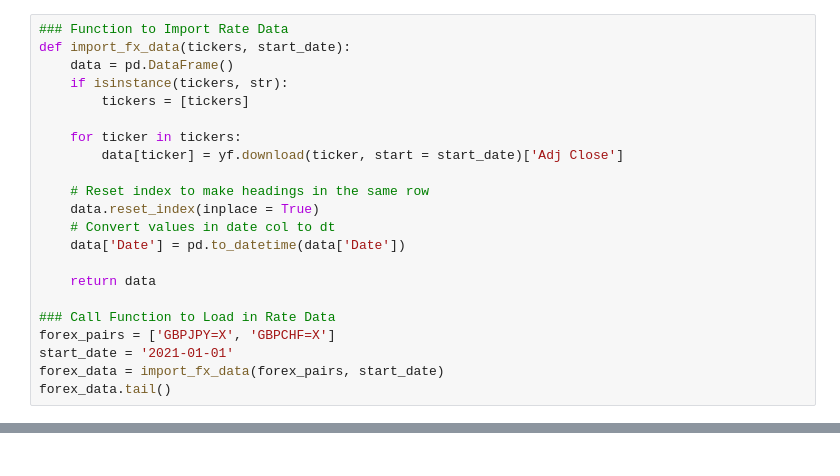
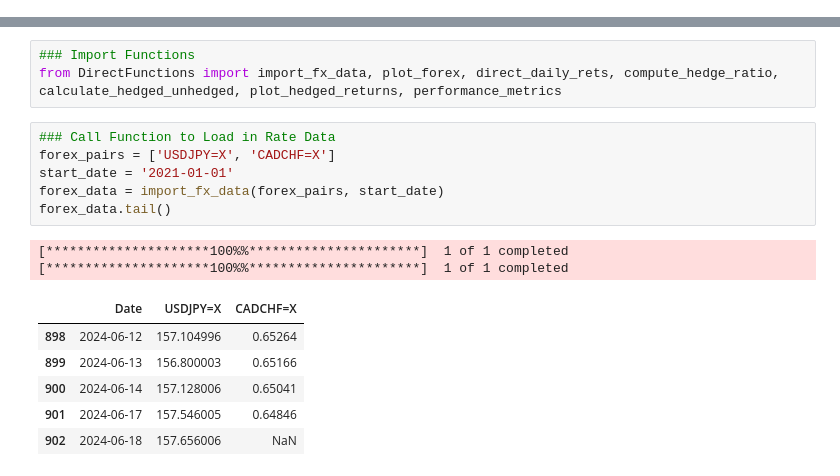
Before and after one commit to mburley127/FXHedging, a Jupyter notebook: FX_DirectHedging/DirectHedge.ipynb, the cells around one changed output, grey strips where cells are left out. Drawn from its saved outputs; the diff is of its cells as text.

Commit message:
Finished Project and moved functions to dedicated folder

```diff
--- a/FX_DirectHedging/DirectHedge.ipynb
+++ b/FX_DirectHedging/DirectHedge.ipynb
@@ -12,22 +0,0 @@ warnings.filterwarnings("ignore")
-# %%
-### Function to Import Rate Data
-def import_fx_data(tickers, start_date):
-    data = pd.DataFrame()
-    if isinstance(tickers, str):
-        tickers = [tickers]
-
-    for ticker in tickers:
-        data[ticker] = yf.download(ticker, start = start_date)['Adj Close']
-
-    # Reset index to make headings in the same row
-    data.reset_index(inplace = True)
-    # Convert values in date col to dt
-    data['Date'] = pd.to_datetime(data['Date'])
-
-    return data
-
-### Call Function to Load in Rate Data
-forex_pairs = ['GBPJPY=X', 'GBPCHF=X']
-start_date = '2021-01-01'
-forex_data = import_fx_data(forex_pairs, start_date)
-forex_data.tail()
@@ -109,0 +1,18 @@ Hedge Ratio: 0.41093360152030345
+# %%
+### Import Functions
+from DirectFunctions import import_fx_data, plot_forex, direct_daily_rets, compute_hedge_ratio, calculate_hedged_unhedged, plot_hedged_returns, performance_metrics
+# %%
+### Call Function to Load in Rate Data
+forex_pairs = ['USDJPY=X', 'CADCHF=X']
+start_date = '2021-01-01'
+forex_data = import_fx_data(forex_pairs, start_date)
+forex_data.tail()
+# %% [output]
+[*********************100%%**********************]  1 of 1 completed
+[*********************100%%**********************]  1 of 1 completed
+|  | Date | USDJPY=X | CADCHF=X |
+| 898 | 2024-06-12 | 157.104996 | 0.65264 |
+| 899 | 2024-06-13 | 156.800003 | 0.65166 |
+| 900 | 2024-06-14 | 157.128006 | 0.65041 |
+| 901 | 2024-06-17 | 157.546005 | 0.64846 |
+| 902 | 2024-06-18 | 157.656006 | NaN |
```
Also changed, not shown: parts of 13 cells of this notebook, 1 other file.
